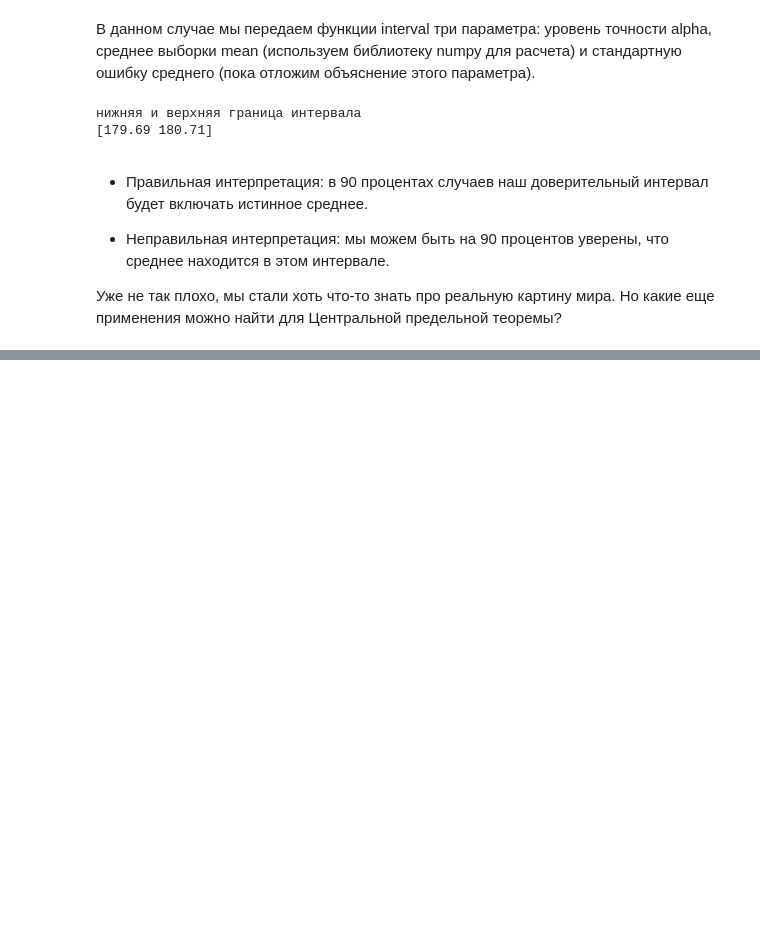
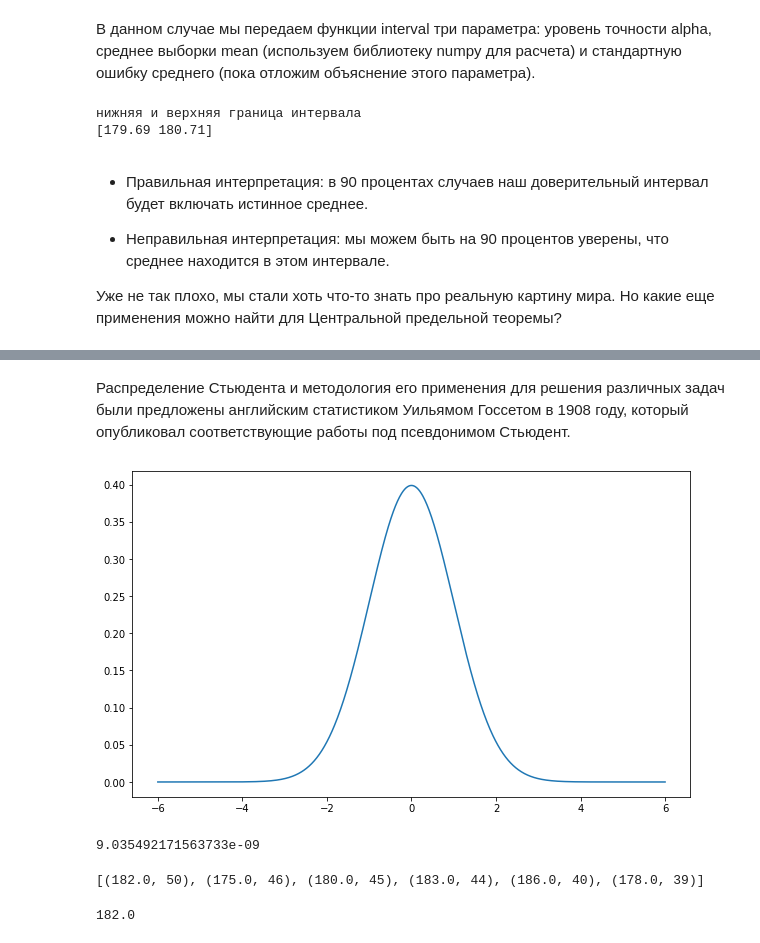
Before and after one commit to CodeHunterOfficial/Practical-Time-Series-Analysis, a Jupyter notebook: Section2_Boring_about_mathematics.ipynb, the cells around one changed output, grey strips where cells are left out. Cells and saved outputs as stored; diff of their text form; code cells hidden in the pictures; blank space fills up the shorter version.

```diff
--- a/Section2_Boring_about_mathematics.ipynb
+++ b/Section2_Boring_about_mathematics.ipynb
@@ -442,0 +526,40 @@ print(np.round(ci, 2))
+# %% [markdown]
+Распределение Стьюдента и методология его применения для решения различных задач были предложены английским статистиком Уильямом Госсетом в 1908 году, который опубликовал соответствующие работы под псевдонимом Стьюдент.
+# %%
+import matplotlib.pyplot as plt
+from scipy.stats import t
+
+# зададим размер графика
+plt.figure(figsize = (10,6))
+
+# зададим распределение Стьюдента с 999 степенями свободы
+x = np.linspace(-6, 6, 1000)
+f = t.pdf(x, len(height) - 1)
+
+# построим график
+plt.plot(x, f)
+plt.show()
+# %% [output]
+[figure, added]
+# %%
+# рассчитаем площадь слева от -5.797229652505048 и справа от 5.797229652505048
+t.cdf(x = t_statistic, df = len(height) - 1) * 2
+# %% [output]
+9.035492171563733e-09
+# %%
+# импортируем класс Counter
+from collections import Counter
+
+# создадим объект этого класса, передав ему список с данными о росте
+bow = Counter(height)
+
+# выведем шесть наиболее часто встречающихся значений с помощью метода .most_common()
+bow.most_common(6)
+# %% [output]
+[(182.0, 50), (175.0, 46), (180.0, 45), (183.0, 44), (186.0, 40), (178.0, 39)]
+# %%
+# рассчитаем моду с помощью функции mode()
+from statistics import mode
+mode(height)
+# %% [output]
+182.0
```
Also changed, not shown: parts of 40 cells of this notebook.
